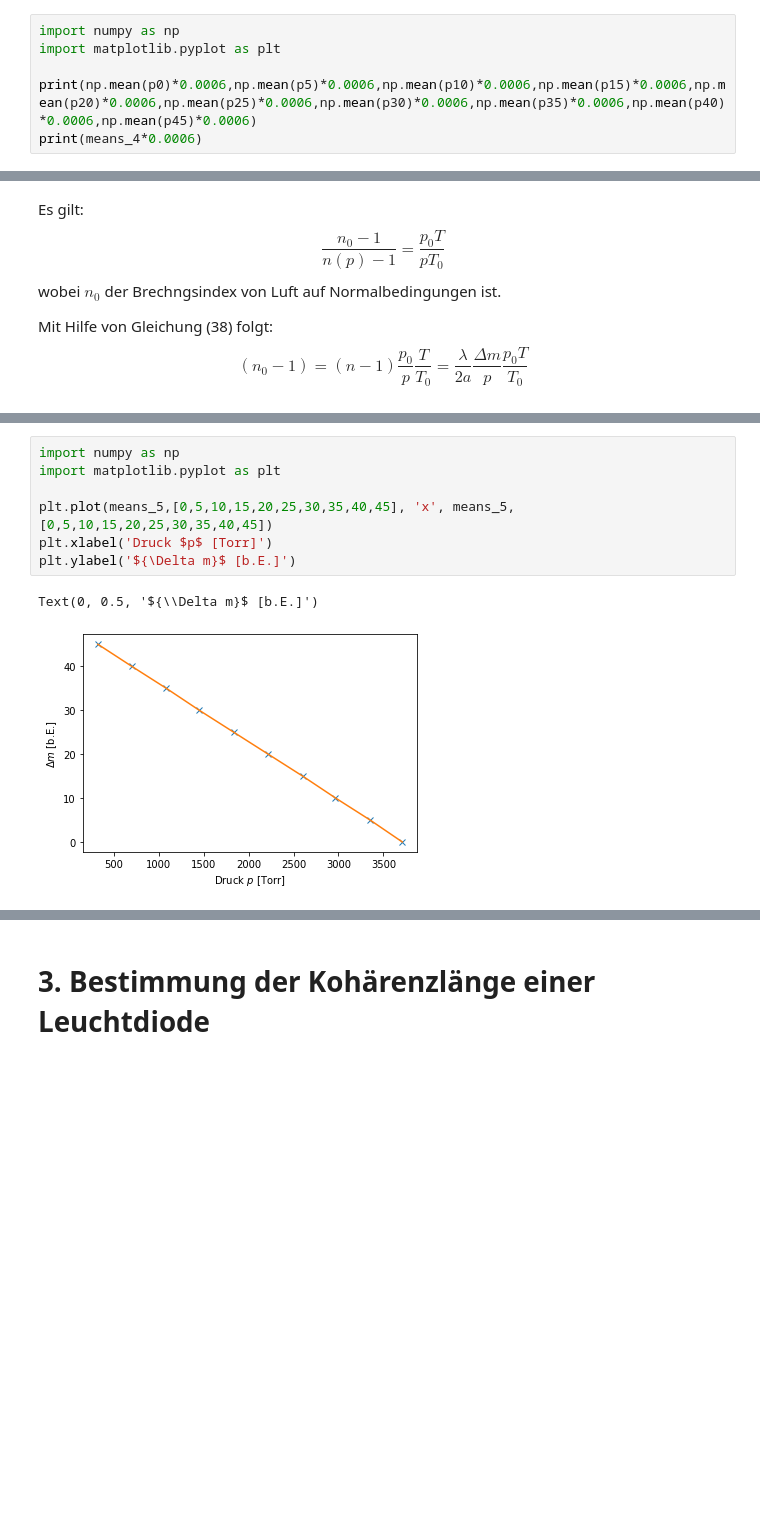
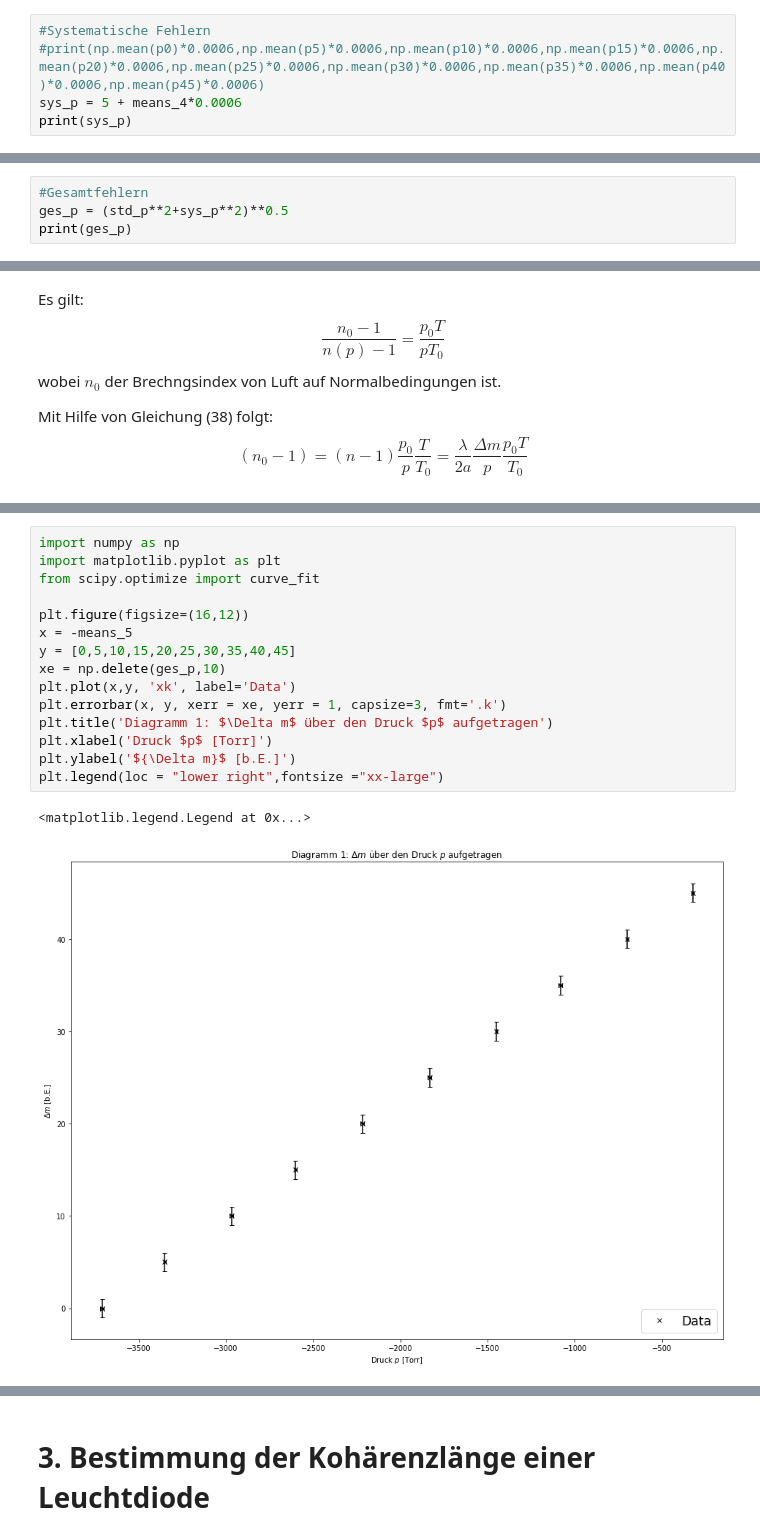
Before and after one commit to Meistermagier/PAP2, a Jupyter notebook: Experiment_232.ipynb, the cells around one changed output, grey strips where cells are left out. Drawn from its saved outputs; the diff is of its cells as text; blank space fills up the shorter version.

```diff
--- a/Experiment_232.ipynb
+++ b/Experiment_232.ipynb
@@ -125,7 +126,6 @@ with np.printoptions(precision = 3):
 # %%
-import numpy as np
-import matplotlib.pyplot as plt
-
-print(np.mean(p0)*0.0006,np.mean(p5)*0.0006,np.mean(p10)*0.0006,np.mean(p15)*0.0006,np.mean(p20)*0.0006,np.mean(p25)*0.0006,np.mean(p30)*0.0006,np.mean(p35)*0.0006,np.mean(p40)*0.0006,np.mean(p45)*0.0006)
-print(means_4*0.0006)
+#Systematische Fehlern
+#print(np.mean(p0)*0.0006,np.mean(p5)*0.0006,np.mean(p10)*0.0006,np.mean(p15)*0.0006,np.mean(p20)*0.0006,np.mean(p25)*0.0006,np.mean(p30)*0.0006,np.mean(p35)*0.0006,np.mean(p40)*0.0006,np.mean(p45)*0.0006)
+sys_p = 5 + means_4*0.0006
+print(sys_p)
 # %% [output]
@@ -145,0 +145,4 @@ Die gesamtfehlern des Drucks ergeben sich durch ${\Delta p}=\sqrt{{(\Delta \bar{
+# %%
+#Gesamtfehlern
+ges_p = (std_p**2+sys_p**2)**0.5
+print(ges_p)
@@ -170,10 +176,18 @@ Um die Steigung $\left(\frac{\Delta m}{p}\right)$ zu berechnen werden die Werte
 # %%
 import numpy as np
 import matplotlib.pyplot as plt
+from scipy.optimize import curve_fit
 
-plt.plot(means_5,[0,5,10,15,20,25,30,35,40,45], 'x', means_5,[0,5,10,15,20,25,30,35,40,45])
+plt.figure(figsize=(16,12))
+x = -means_5
+y = [0,5,10,15,20,25,30,35,40,45]
+xe = np.delete(ges_p,10)
+plt.plot(x,y, 'xk', label='Data')
+plt.errorbar(x, y, xerr = xe, yerr = 1, capsize=3, fmt='.k')
+plt.title('Diagramm 1: $\Delta m$ über den Druck $p$ aufgetragen')
 plt.xlabel('Druck $p$ [Torr]')
 plt.ylabel('${\Delta m}$ [b.E.]')
+plt.legend(loc = "lower right",fontsize ="xx-large")
 # %% [output]
-Text(0, 0.5, '${\\Delta m}$ [b.E.]')
+<matplotlib.legend.Legend at 0x...>
-[figure, old version]
+[figure, new version]
```
Also changed, not shown: parts of 30 cells of this notebook.
